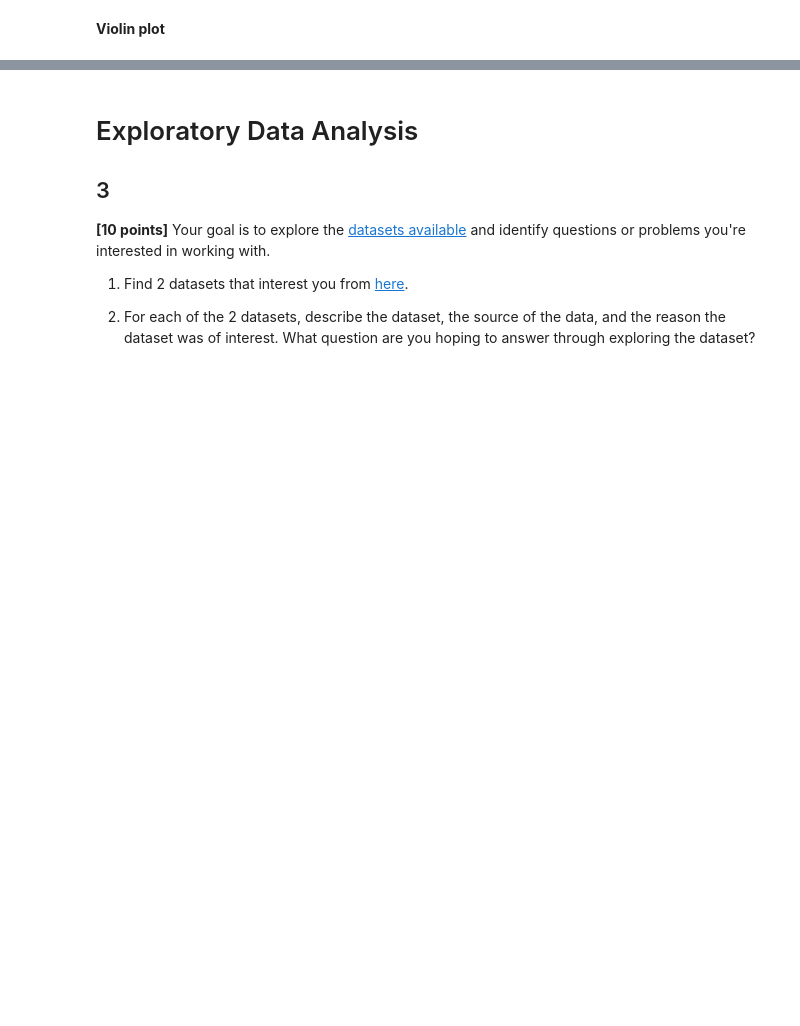
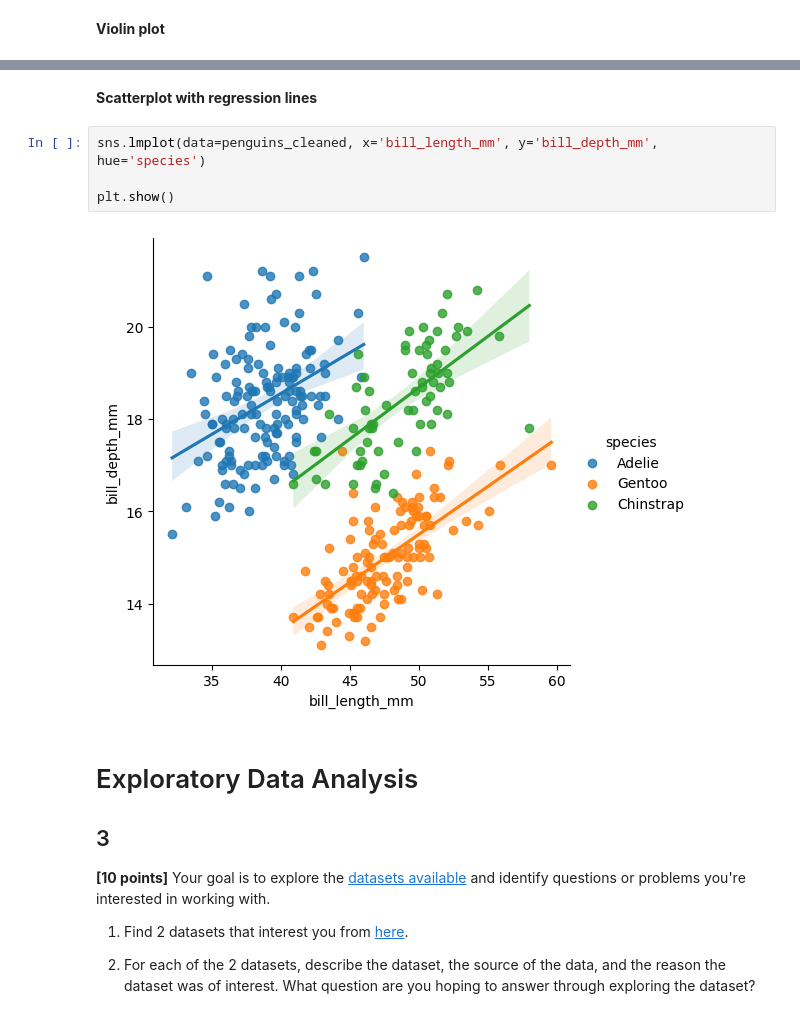
Before and after one commit to solangecdh3/assignments, a Jupyter notebook: assignments_1/assignment_1.ipynb, the cells around one changed output, grey strips where cells are left out. Saved outputs shown, nothing was run; the diff lists cells and outputs as text; blank space fills up the shorter version.

```diff
--- a/assignments_1/assignment_1.ipynb
+++ b/assignments_1/assignment_1.ipynb
@@ -362,3 +373,11 @@ plt.show()
+# %% [markdown]
+**Scatterplot with regression lines**
+# %%
+sns.lmplot(data=penguins_cleaned, x='bill_length_mm', y='bill_depth_mm', hue='species')
+
+plt.show()
+# %% [output]
+[figure, added]
 # %% [markdown]
 # Exploratory Data Analysis
 ## 3
```
Also changed, not shown: parts of 6 cells of this notebook.
